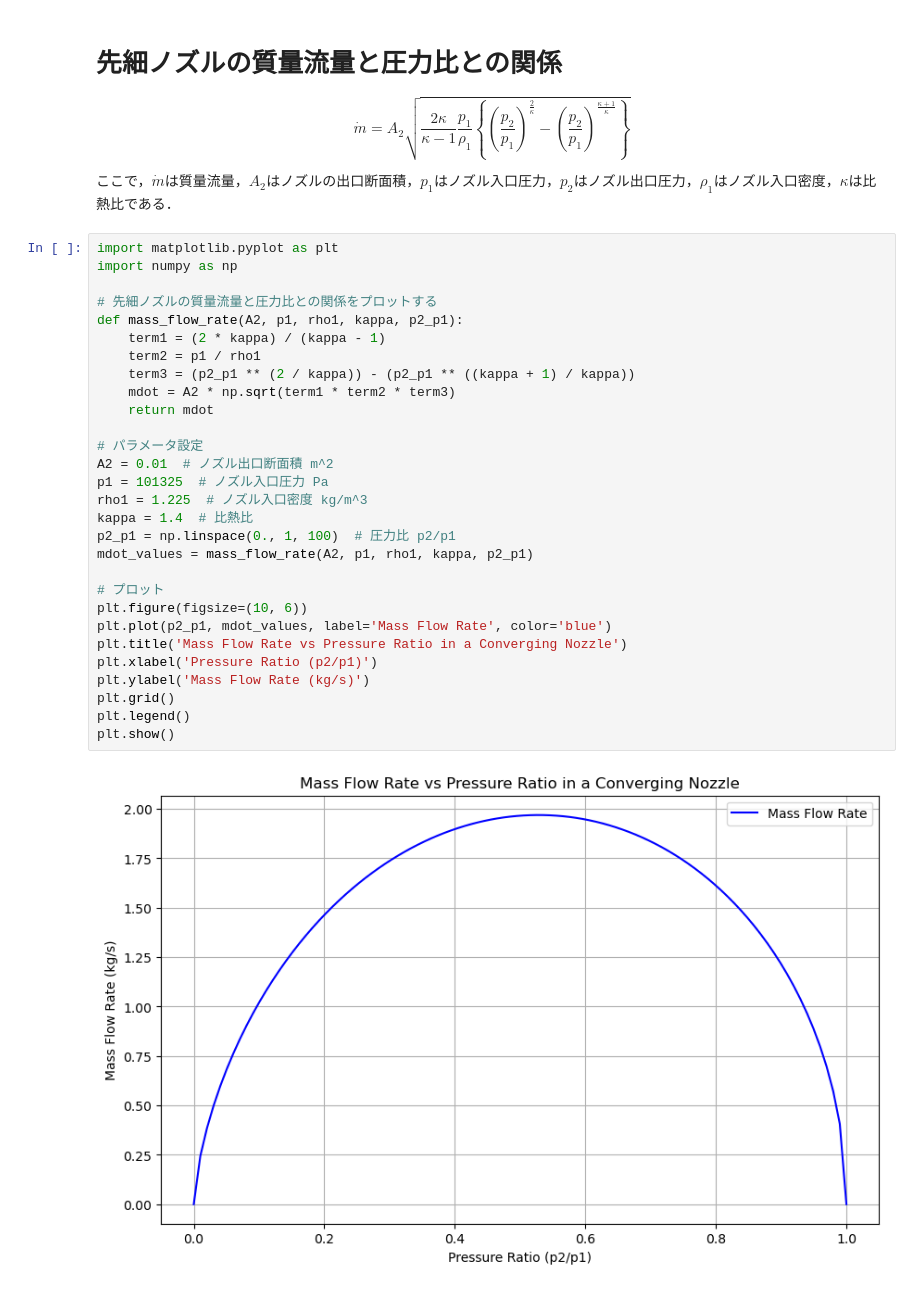
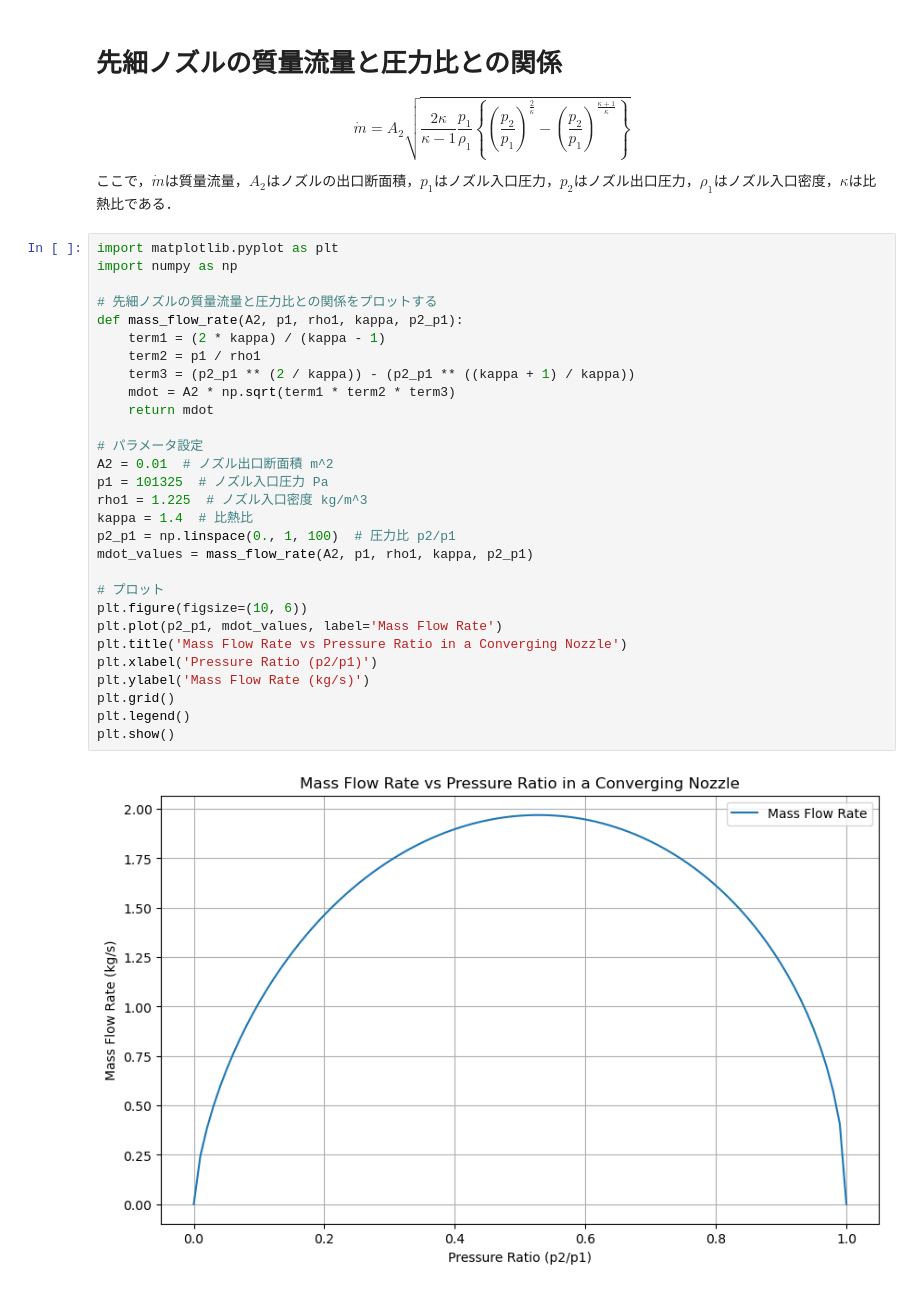
Before and after one commit to sakamurray/thermodynamics, a Jupyter notebook: convNozzle.ipynb, the cells around one changed output. Cells and saved outputs as stored; diff of their text form.

```diff
--- a/convNozzle.ipynb
+++ b/convNozzle.ipynb
@@ -6,31 +6,31 @@ $$\dot{m} = A_2 \sqrt{\frac{2 \kappa}{\kappa -1} \frac{p_1}{\rho_1} \left\{ \lef
 # %%
 import matplotlib.pyplot as plt
 import numpy as np
 
 # 先細ノズルの質量流量と圧力比との関係をプロットする
 def mass_flow_rate(A2, p1, rho1, kappa, p2_p1):
     term1 = (2 * kappa) / (kappa - 1)
     term2 = p1 / rho1
     term3 = (p2_p1 ** (2 / kappa)) - (p2_p1 ** ((kappa + 1) / kappa))
     mdot = A2 * np.sqrt(term1 * term2 * term3)
     return mdot
 
 # パラメータ設定
 A2 = 0.01  # ノズル出口断面積 m^2
 p1 = 101325  # ノズル入口圧力 Pa
 rho1 = 1.225  # ノズル入口密度 kg/m^3
 kappa = 1.4  # 比熱比
 p2_p1 = np.linspace(0., 1, 100)  # 圧力比 p2/p1
 mdot_values = mass_flow_rate(A2, p1, rho1, kappa, p2_p1)
 
 # プロット
 plt.figure(figsize=(10, 6))
-plt.plot(p2_p1, mdot_values, label='Mass Flow Rate', color='blue')
+plt.plot(p2_p1, mdot_values, label='Mass Flow Rate')
 plt.title('Mass Flow Rate vs Pressure Ratio in a Converging Nozzle')
 plt.xlabel('Pressure Ratio (p2/p1)')
 plt.ylabel('Mass Flow Rate (kg/s)')
 plt.grid()
 plt.legend()
 plt.show()
 # %% [output]
-[figure, old version]
+[figure, new version]
```
